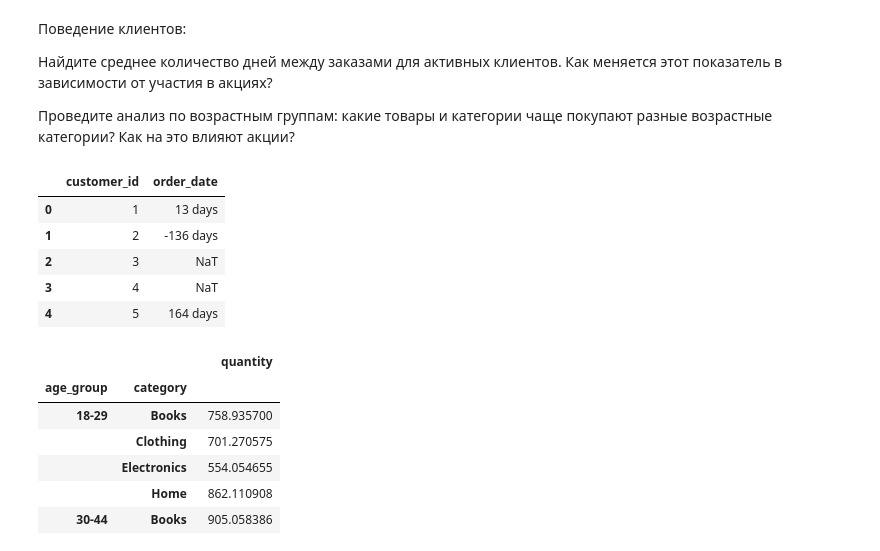
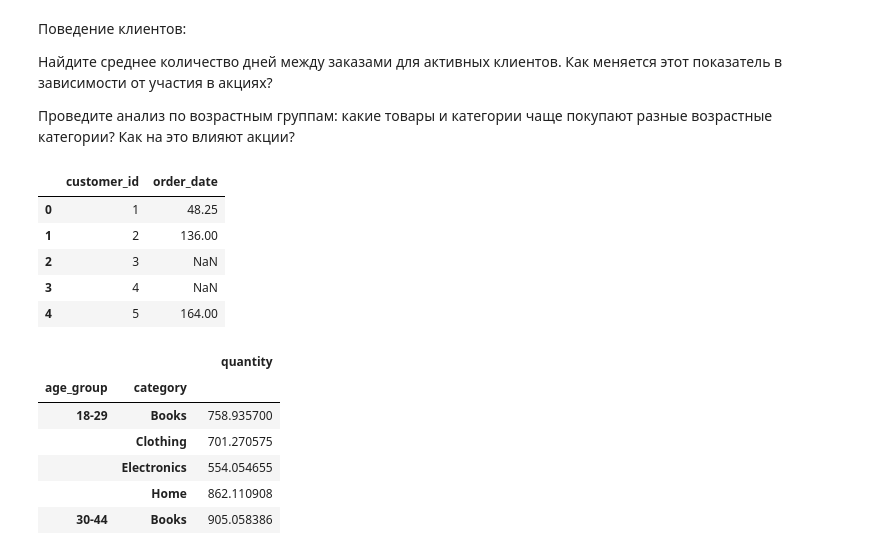
Before and after one commit to sapozhnikovk/da_final, a Jupyter notebook: DA_final_work.ipynb, the cells around one changed output. Saved outputs shown, nothing was run; the diff lists cells and outputs as text; code cells hidden in the pictures.

```diff
--- a/DA_final_work.ipynb
+++ b/DA_final_work.ipynb
@@ -421,16 +422,16 @@ grouped_segmented_visits
 # %%
 # Преобразуем столбец order_date в формат datetime
 orders['order_date'] = pd.to_datetime(orders['order_date'])
 # Рассчитаем среднее количество дней между заказами
-active_customers = orders.query("order_date >= '2022-01-01'").groupby(['customer_id'])['order_date'].apply(lambda x: x.diff().mean()).reset_index()
+active_customers = orders.query("order_date >= '2022-01-01'").groupby(['customer_id'])['order_date'].apply(lambda x: x.sort_values().diff().dt.days.mean()).reset_index()
 active_customers.head()
 # %% [output]
 |  | customer_id | order_date |
-| 0 | 1 | 13 days |
-| 1 | 2 | -136 days |
-| 2 | 3 | NaT |
-| 3 | 4 | NaT |
-| 4 | 5 | 164 days |
+| 0 | 1 | 48.25 |
+| 1 | 2 | 136.00 |
+| 2 | 3 | NaN |
+| 3 | 4 | NaN |
+| 4 | 5 | 164.00 |
 # %%
 # Проанализируем, какие товары и категории предпочитают разные возрастные группы
 age_groups = customers.assign(age_group=lambda df: pd.cut(df.age, bins=[18, 30, 45, 60, np.inf], labels=['18-29', '30-44', '45-59', '60+']))
```
Also changed, not shown: parts of 9 cells of this notebook, 5 other files.
